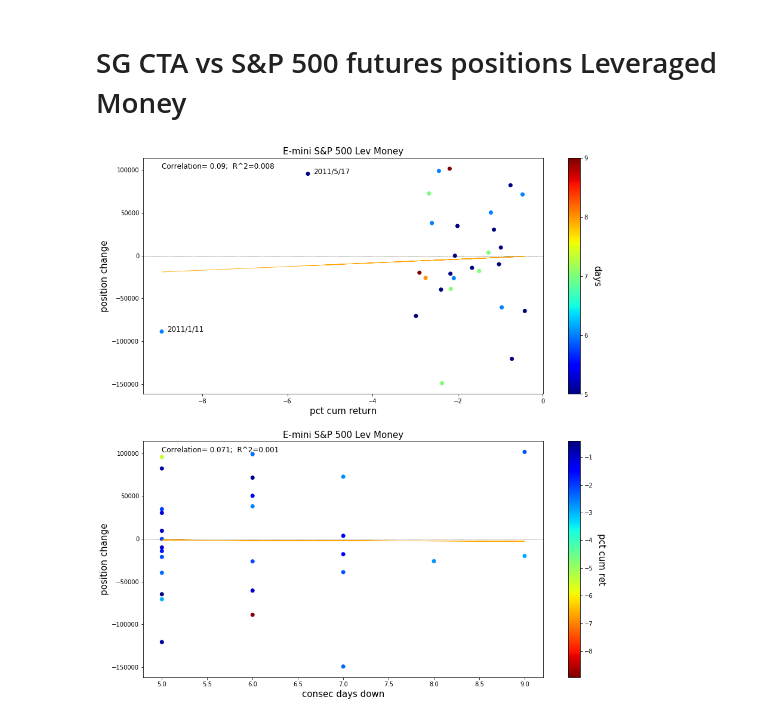
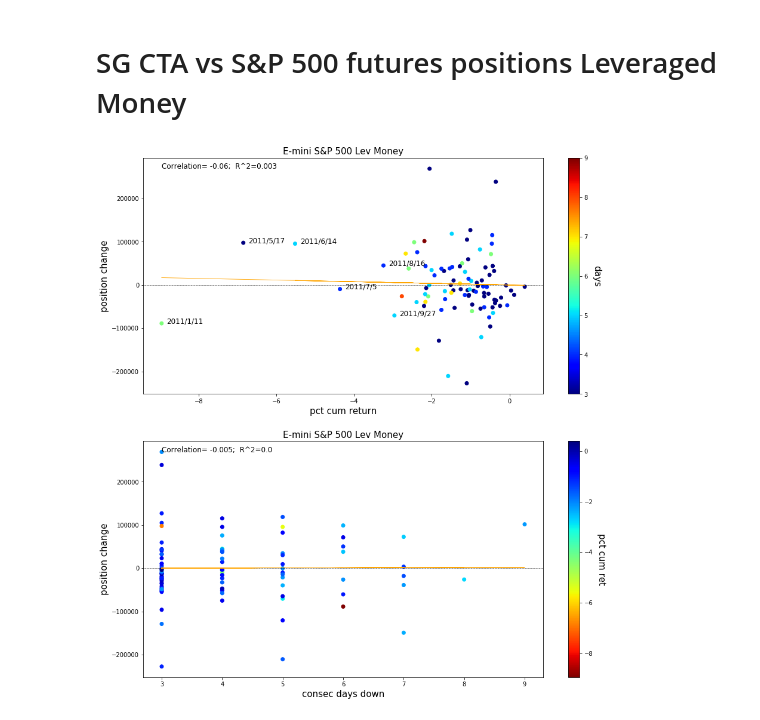
Before and after one commit to leonardich/Stats_project, a Jupyter notebook: changes_vs_downturn.ipynb, the cells around one changed output. Saved outputs shown, nothing was run; the diff lists cells and outputs as text; code cells hidden in the pictures.

```diff
--- a/changes_vs_downturn.ipynb
+++ b/changes_vs_downturn.ipynb
@@ -618,10 +618,10 @@ plot_df(to_plot7, 5, "E-mini S&P 500 Asset Managers")
 # %%
 to_plot8 = get_neg_range_days(dictionary_financials["E-MINI S&P 500 STOCK INDEX - CHICAGO MERCANTILE EXCHANGE"]\
-['Change_in_Net_Positioning_Lev_Money'], df["SG_CTA"], 5, 10)
+['Change_in_Net_Positioning_Lev_Money'], df["SG_CTA"], 3, 10)
 # %% [markdown]
 # SG CTA vs S&P 500 futures positions Leveraged Money
 # %%
-plot_df(to_plot8, 5, "E-mini S&P 500 Lev Money")
+plot_df(to_plot8, 3, "E-mini S&P 500 Lev Money")
 # try to do with out annotated data
 # %% [output]
-[figure, old version]
+[figure, new version]
```
Also changed, not shown: parts of 17 cells of this notebook.
